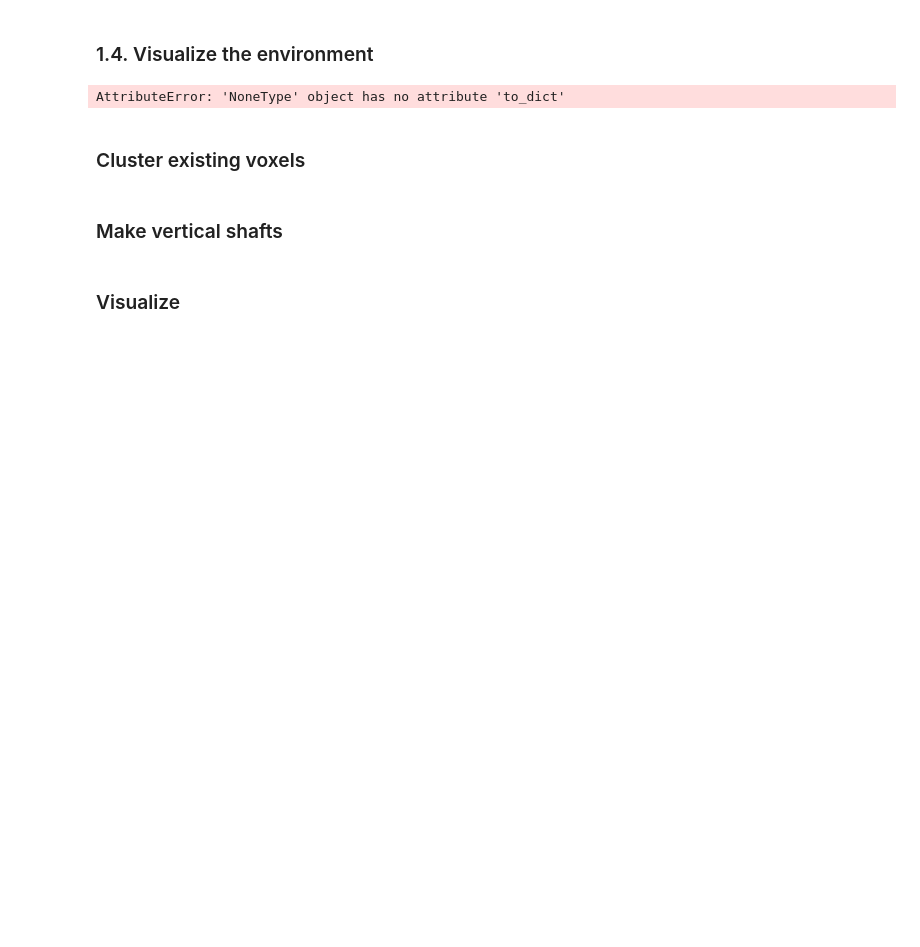
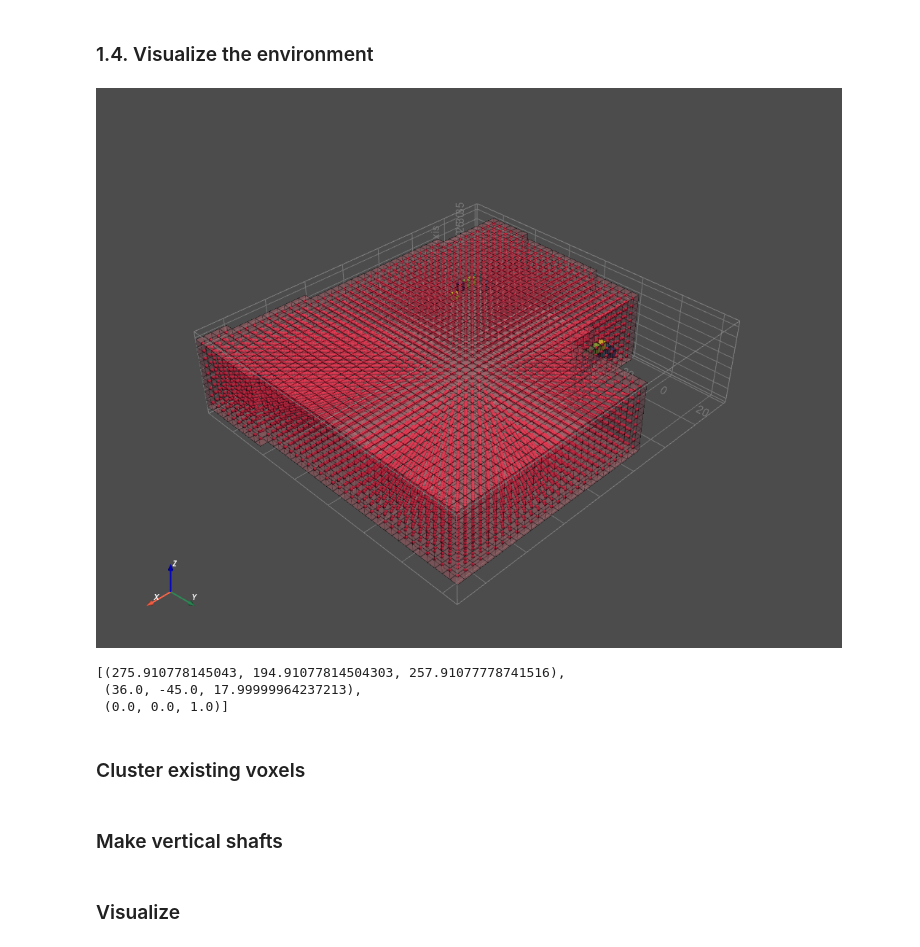
Before and after one commit to DaniqueBuchner/spatial_computing_project_template, a Jupyter notebook: Notebooks/w4_nieuw.ipynb, the cells around one changed output. Drawn from its saved outputs; the diff is of its cells as text; code cells hidden in the pictures; blank space fills up the shorter version.

```diff
--- a/Notebooks/w4_nieuw.ipynb
+++ b/Notebooks/w4_nieuw.ipynb
@@ -241,46 +241,49 @@ p = pv.Plotter(notebook=True)
 # Set the grid dimensions: shape + 1 because we want to inject our values on the CELL data
 grid = pv.UniformGrid()
 grid.dimensions = np.array(occ_lattice.shape) + 1
 # The bottom left corner of the data set
 grid.origin = occ_lattice.minbound - occ_lattice.unit * 0.5
 # These are the cell sizes along each axis
 grid.spacing = occ_lattice.unit
 
 # adding the boundingbox wireframe
 p.add_mesh(grid.outline(), color="grey", label="Domain")
 
 # adding axes
 p.add_axes()
 p.show_bounds(grid="back", location="back", color="#777777")
 # making space list with index for the sargs
-space_list = program_prefs.get('Agent')
+#space_list = program_prefs.get('Agent')
 # formatting for the sarg annotation
-space_list = space_list.to_dict()
+#space_list = space_list.to_dict()
 
-sargs = dict(
-    shadow = True,
-    n_labels = 0,
-    italic = False,
-    fmt=" %.0f",
-    font_family="arial",
-    height = 0.6,
-    vertical = True,
-    position_x = 1.05,
-    position_y = 1)
+#sargs = dict(
+ #   shadow = True,
+  #  n_labels = 0,
+   # italic = False,
+    #fmt=" %.0f",
+    #font_family="arial",
+    #height = 0.6,
+    #vertical = True,
+    #position_x = 1.05,
+    #position_y = 1)
 
 # Add the data values to the cell data
 grid.cell_arrays["Agents"] = occ_lattice.flatten(order="F").astype(int)  # Flatten the array!
 # filtering the voxels
 threshed = grid.threshold([-0.1, agn_num - 0.9])
 # adding the voxels
 p.add_mesh(threshed, show_edges=True, opacity=1.0, show_scalar_bar=False)
 
 # adding the availability lattice
 init_avail_lattice.fast_vis(p)
 
 p.show()
 # %% [output]
+[figure, added]
-AttributeError: 'NoneType' object has no attribute 'to_dict'
+[(275.910778145043, 194.91077814504303, 257.91077778741516),
+ (36.0, -45.0, 17.99999964237213),
+ (0.0, 0.0, 1.0)]
 # %% [markdown]
 ### Cluster existing voxels
 # %%
```
Also changed, not shown: parts of 7 cells of this notebook.
